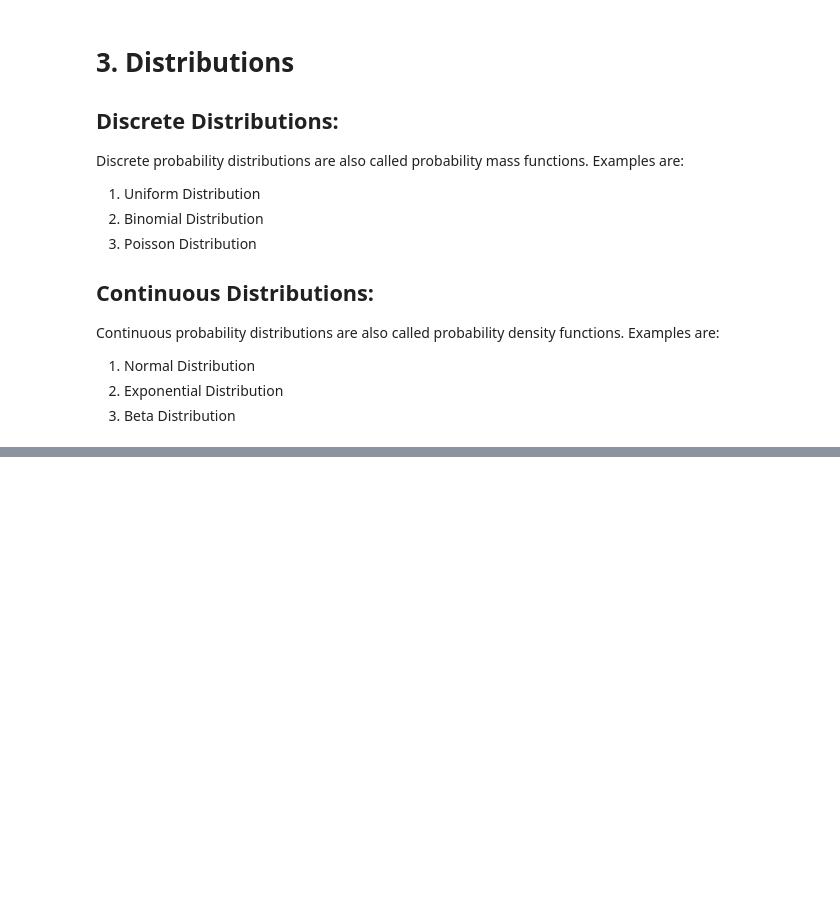
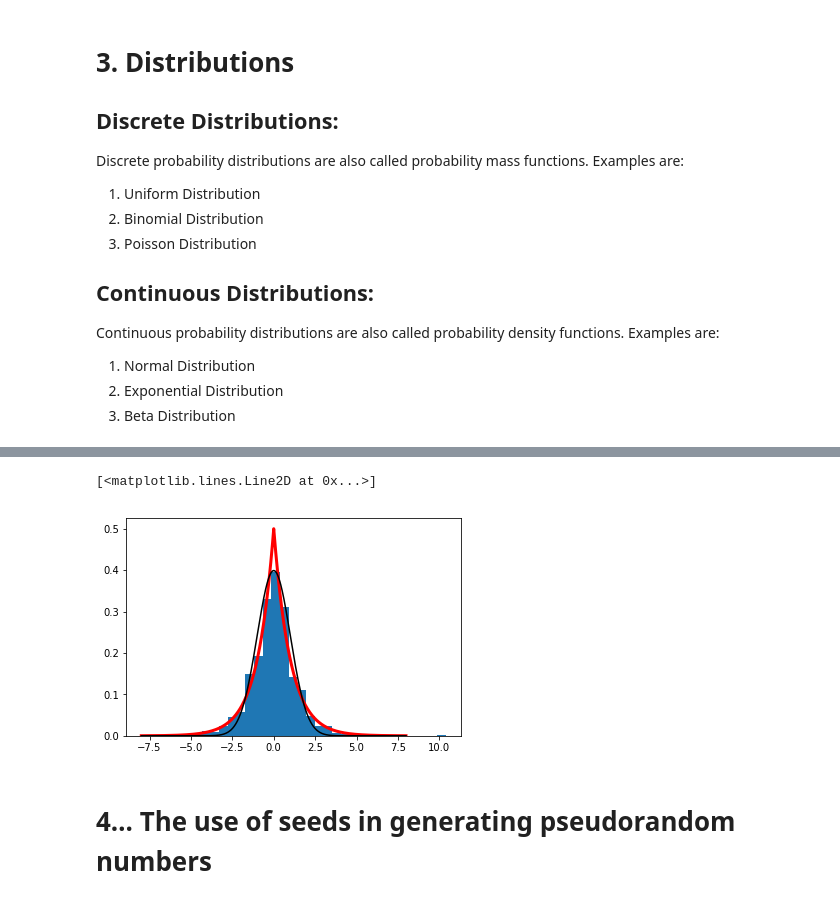
Before and after one commit to dewaledr/PDAnalysis, a Jupyter notebook: numpyRandom.ipynb, the cells around one changed output, grey strips where cells are left out. Saved outputs shown, nothing was run; the diff lists cells and outputs as text; code cells hidden in the pictures; blank space fills up the shorter version.

```diff
--- a/numpyRandom.ipynb
+++ b/numpyRandom.ipynb
@@ -384,0 +485,18 @@ Continuous probability distributions are also called probability density functio
+# %%
+# Example: Draw samples from the distribution
+loc, scale = 0., 1.
+s = np.random.laplace(loc, scale, 1000)
+# Display the histogram of the samples, along with the probability density function:
+# import matplotlib.pyplot as plt
+count, bins, ignored = plt.hist(s, 30, density=True)
+x = np.arange(-8., 8., .01)
+pdf = np.exp(-abs(x-loc)/scale)/(2.*scale)
+plt.plot(x, pdf, linewidth=3, color='r')
+# Plot Gaussian for comparison:
+g = (1/(scale * np.sqrt(2 * np.pi)) * np.exp(-(x - loc)**2 / (2 * scale**2)))
+plt.plot(x,g, color='k')
+# %% [output]
+[<matplotlib.lines.Line2D at 0x...>]
+[figure, added]
+# %% [markdown]
+# 4… The use of seeds in generating pseudorandom numbers
```
Also changed, not shown: parts of 36 cells of this notebook.
